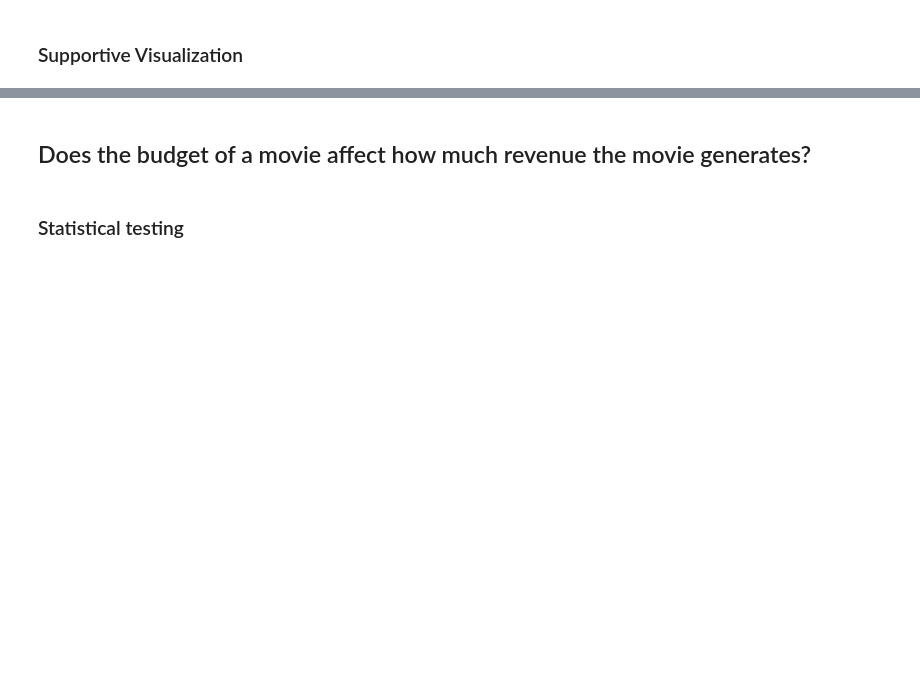
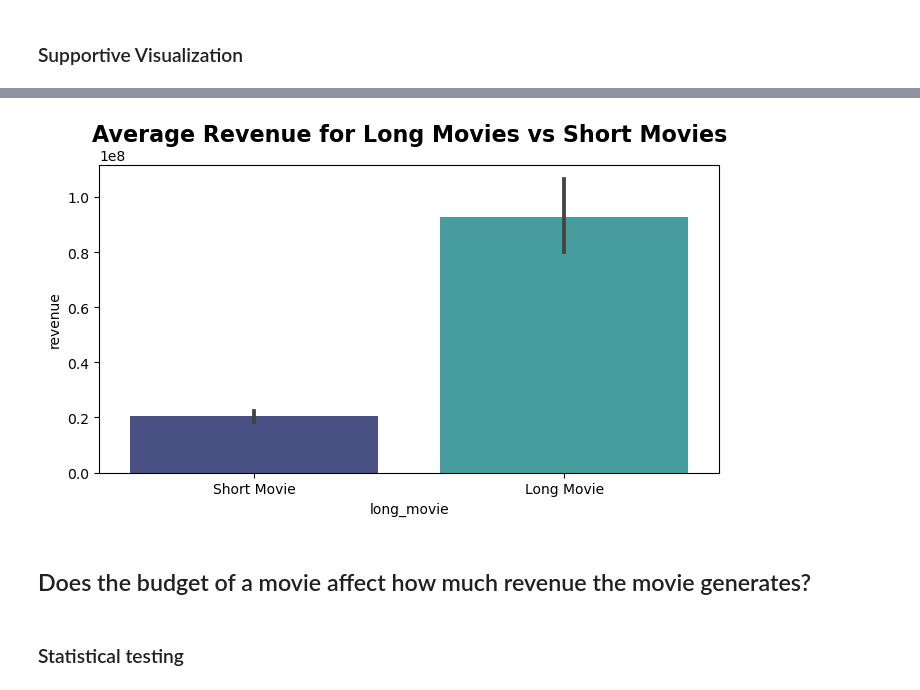
Before and after one commit to andreacohen7/movies, a Jupyter notebook: Movie success in the age of streaming.ipynb, the cells around one changed output, grey strips where cells are left out. Cells and saved outputs as stored; diff of their text form; code cells hidden in the pictures; blank space fills up the shorter version.

```diff
--- a/Movie success in the age of streaming.ipynb
+++ b/Movie success in the age of streaming.ipynb
@@ -1012,11 +1020,11 @@ plt.title('The Revenue of Movies for Each Certification Rating', fontsize = 16,
 # %%
 # create a database with the target columns
 query = """
-select tmdb.revenue, tg.genre_id
+select tmdb.revenue, tb.runtimeMinutes
 from tmdb_data as tmdb
-join title_genres as tg
-on tmdb.imdb_id = tg.tconst;
+join title_basics as tb
+on tmdb.imdb_id = tb.tconst;
 """
 x = pd.read_sql(query, engine)
-df_hypothesis2 = pd.DataFrame(x, columns = ['revenue', 'genre_id'])
+df_hypothesis2 = pd.DataFrame(x, columns = ['revenue', 'runtimeMinutes'])
 df_hypothesis2.head()
@@ -1087,2 +1215,5 @@ norm_results_df
 # %% [markdown]
 ### Supportive Visualization
+# %%
+df_hypothesis2['long_movie'] = df_hypothesis2['runtimeMinutes'] >= 120
+df_hypothesis2.head()
@@ -1089,3 +1227,10 @@ norm_results_df
+# %%
+fig, ax = plt.subplots(figsize= (8, 4))
+sns.barplot(data = df_hypothesis2, x = 'long_movie', y = 'revenue', palette = 'mako')
+plt.xticks(np.arange(2), ['Short Movie', 'Long Movie'])
+plt.title('Average Revenue for Long Movies vs Short Movies', fontsize = 16, fontweight = 'bold');
+# %% [output]
+[figure, added]
 # %% [markdown]
 ## Does the budget of a movie affect how much revenue the movie generates?
 # %% [markdown]
```
Also changed, not shown: parts of 52 cells of this notebook, 1 other file.
